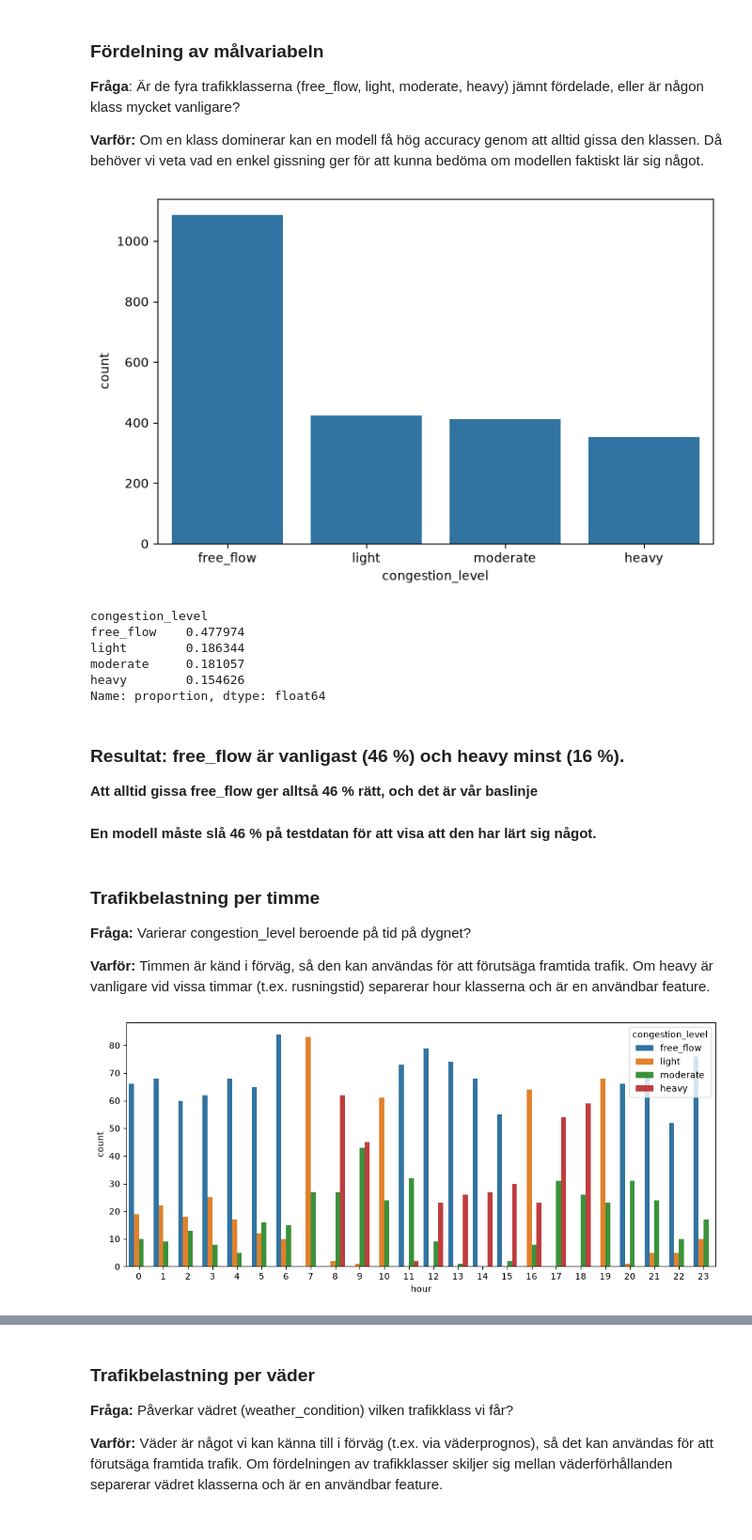
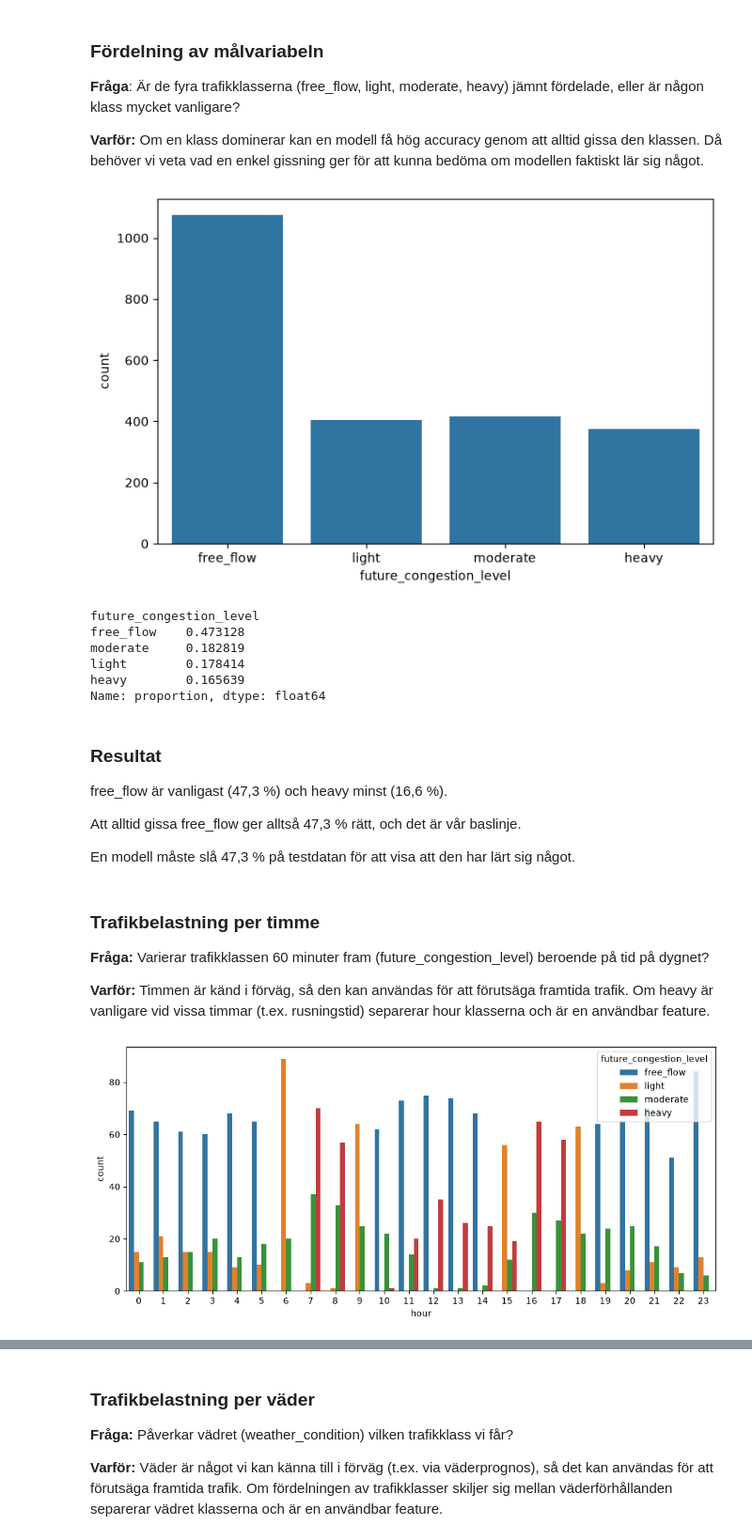
Before and after one commit to s91k/mu25-ml-group-2, a Jupyter notebook: eda_muamer.ipynb, the cells around one changed output, grey strips where cells are left out. Shown at 94% size. Cells and saved outputs as stored; diff of their text form; code cells hidden in the pictures.

Commit message:
Update EDA: 60-minute target, baseline and result texts

```diff
--- a/eda_muamer.ipynb
+++ b/eda_muamer.ipynb
@@ -106,35 +130,37 @@ plt.show()
 **Varför:** Om en klass dominerar kan en modell få hög accuracy genom att alltid gissa den klassen. Då behöver vi veta vad en enkel gissning ger för att kunna bedöma om modellen faktiskt lär sig något.
 # %%
 plt.figure(figsize=(8, 5))
-sns.countplot(data=df, x='congestion_level', order=['free_flow', 'light', 'moderate', 'heavy'])
+sns.countplot(data=df, x='future_congestion_level', order=['free_flow', 'light', 'moderate', 'heavy'])
 plt.show()
 # %% [output]
-[figure, old version]
+[figure, new version]
 # %%
-df['congestion_level'].value_counts(normalize=True)
+df['future_congestion_level'].value_counts(normalize=True)
 # %% [output]
-congestion_level
-free_flow    0.477974
-light        0.186344
-moderate     0.181057
-heavy        0.154626
+future_congestion_level
+free_flow    0.473128
+moderate     0.182819
+light        0.178414
+heavy        0.165639
 Name: proportion, dtype: float64
 # %% [markdown]
-### **Resultat**: free_flow är vanligast (46 %) och heavy minst (16 %).
+### Resultat
 
-**Att alltid gissa free_flow ger alltså 46 % rätt, och det är vår baslinje**
+free_flow är vanligast (47,3 %) och heavy minst (16,6 %).
 
-#### En modell måste slå 46 % på testdatan för att visa att den har lärt sig något.
+Att alltid gissa free_flow ger alltså 47,3 % rätt, och det är vår baslinje.
+
+En modell måste slå 47,3 % på testdatan för att visa att den har lärt sig något.
 # %% [markdown]
 ### Trafikbelastning per timme
 
-**Fråga:** Varierar congestion_level beroende på tid på dygnet?
+**Fråga:** Varierar trafikklassen 60 minuter fram (future_congestion_level) beroende på tid på dygnet?
 
 **Varför:** Timmen är känd i förväg, så den kan användas för att förutsäga framtida trafik. Om heavy är vanligare vid vissa timmar (t.ex. rusningstid) separerar hour klasserna och är en användbar feature.
 # %%
 plt.figure(figsize=(12, 5))
-sns.countplot(data=df, x='hour', hue='congestion_level', hue_order=['free_flow', 'light', 'moderate', 'heavy'])
+sns.countplot(data=df, x='hour', hue='future_congestion_level', hue_order=['free_flow', 'light', 'moderate', 'heavy'])
 plt.show()
 # %% [output]
-[figure, old version]
+[figure, new version]
 # %% [markdown]
```
Also changed, not shown: parts of 15 cells of this notebook.
